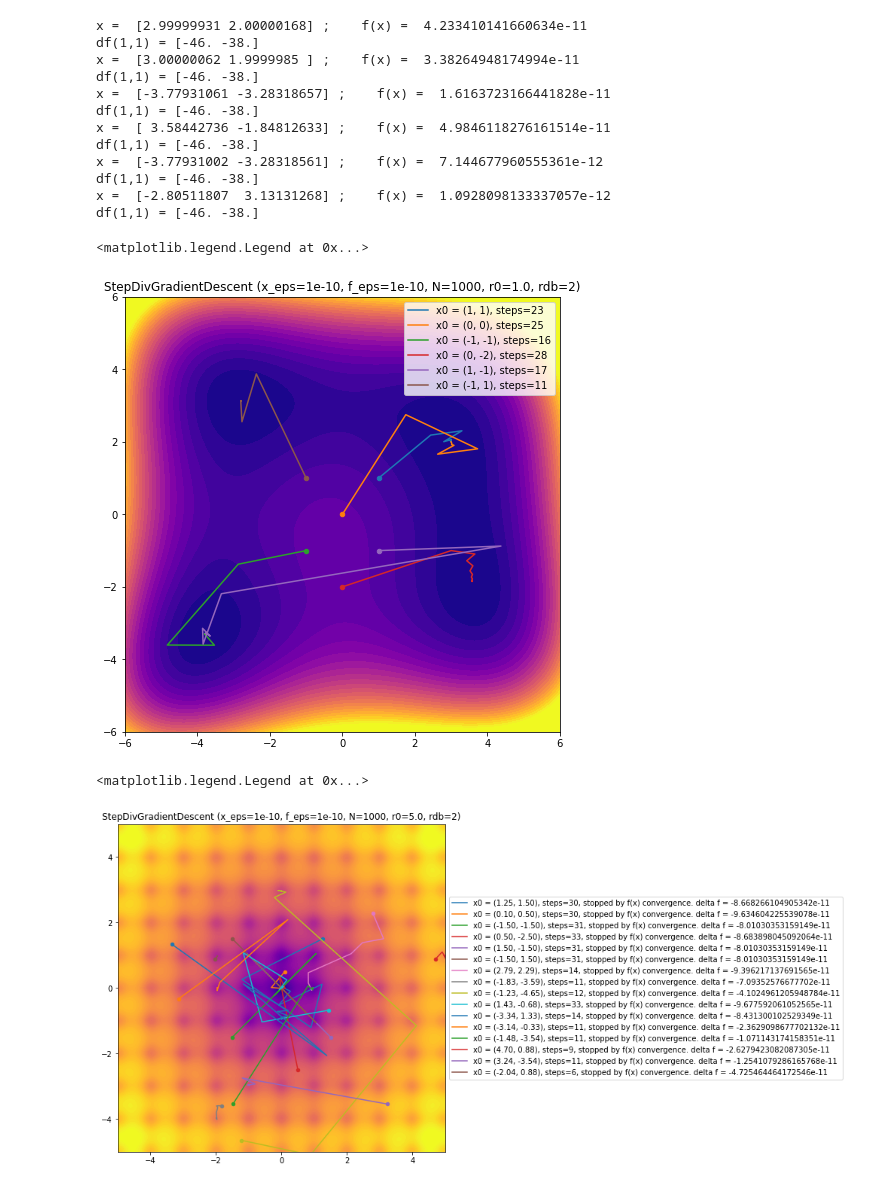
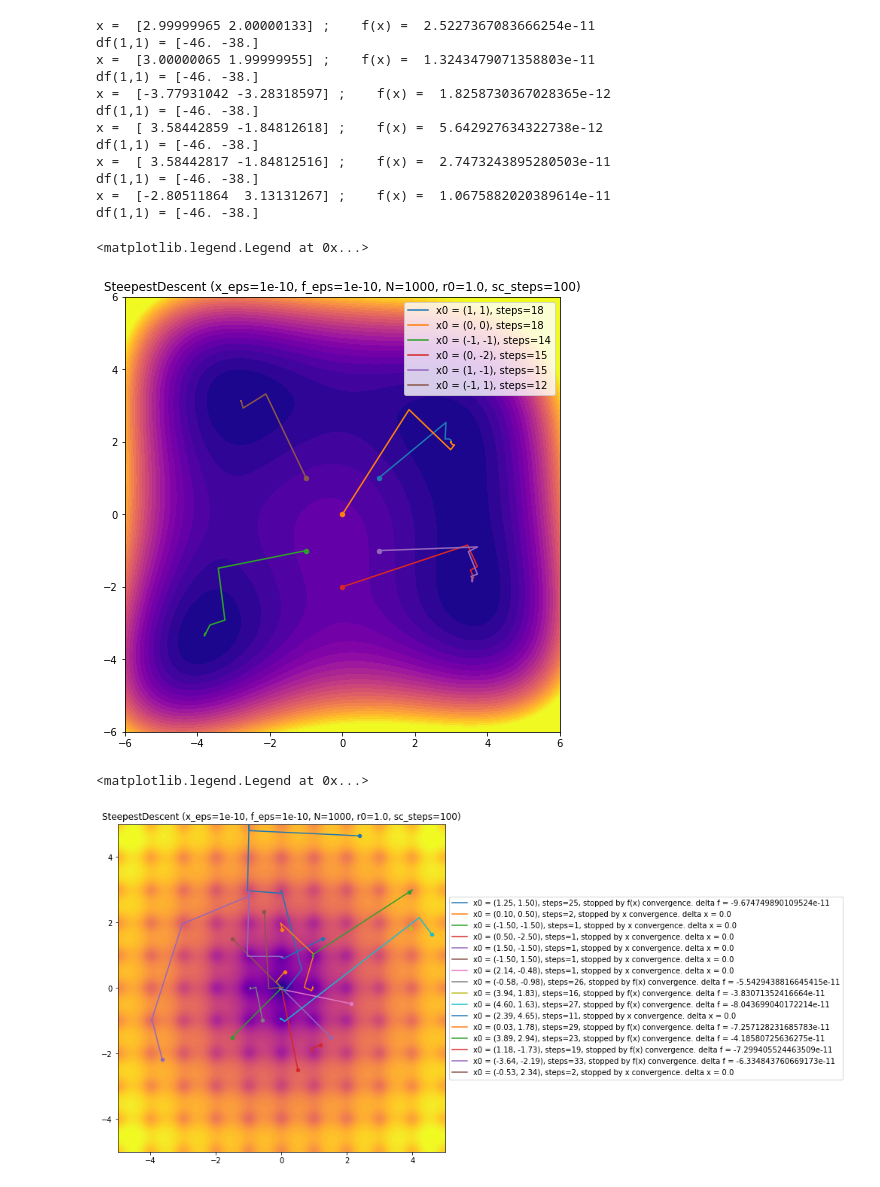
Before and after one commit to mkrooted256/term5-optimization, a Jupyter notebook: lab1/steepest_descent.ipynb, the cells around one changed output. Cells and saved outputs as stored; diff of their text form; code cells hidden in the pictures.

Commit message:
Fix steepest descent. Fix neldermead_debug

```diff
--- a/lab1/steepest_descent.ipynb
+++ b/lab1/steepest_descent.ipynb
@@ -7,7 +7,7 @@ from gradient.step_div_gradient import StepDivGradientDescent
 from test_functions import f1, himmelblau, ackley
 # %%
 # Визначаємо метод оптимізації
-method = StepDivGradientDescent(timeout=1000, rate=1)
+method = SteepestGradientDescent(timeout=1000, rate=1)
 # Оптимізуємо. Зберігаємо результат. (див. файл dumb_gradient.py щоб подивитися, що містить result)
 result = method.optimize(f1, f1.df, x_start=(-5,5))
 
@@ -70,7 +70,7 @@ ax.set_title(str(method)) # додати заголовок
 # Побудова графіків
 plt.contourf(ls, ls, f([xx,yy]), levels=200, vmin=0, vmax=1000, cmap='plasma') # Кольоровий графік f1(x,y) на області визначення ls x ls
 
-method = StepDivGradientDescent(timeout=1000, rate=1)
+method = SteepestGradientDescent(timeout=1000, rate=1)
 
 for x0 in [(1,1), (0,0), (-1,-1), (0,-2), (1,-1), (-1,1)]:
     result = method.optimize(f, df, x_start=x0)
@@ -93,20 +93,20 @@ for x0 in [(1,1), (0,0), (-1,-1), (0,-2), (1,-1), (-1,1)]:
 
 plt.legend()
 # %% [output]
-x =  [2.99999931 2.00000168] ;    f(x) =  4.233410141660634e-11
+x =  [2.99999965 2.00000133] ;    f(x) =  2.5227367083666254e-11
 df(1,1) = [-46. -38.]
-x =  [3.00000062 1.9999985 ] ;    f(x) =  3.38264948174994e-11
+x =  [3.00000065 1.99999955] ;    f(x) =  1.3243479071358803e-11
 df(1,1) = [-46. -38.]
-x =  [-3.77931061 -3.28318657] ;    f(x) =  1.6163723166441828e-11
+x =  [-3.77931042 -3.28318597] ;    f(x) =  1.8258730367028365e-12
 df(1,1) = [-46. -38.]
-x =  [ 3.58442736 -1.84812633] ;    f(x) =  4.9846118276161514e-11
+x =  [ 3.58442859 -1.84812618] ;    f(x) =  5.642927634322738e-12
 df(1,1) = [-46. -38.]
-x =  [-3.77931002 -3.28318561] ;    f(x) =  7.144677960555361e-12
+x =  [ 3.58442817 -1.84812516] ;    f(x) =  2.7473243895280503e-11
 df(1,1) = [-46. -38.]
-x =  [-2.80511807  3.13131268] ;    f(x) =  1.0928098133337057e-12
+x =  [-2.80511864  3.13131267] ;    f(x) =  1.0675882020389614e-11
 df(1,1) = [-46. -38.]
 <matplotlib.legend.Legend at 0x...>
-[figure, old version]
+[figure, new version]
 # %%
 f = ackley.f
 df = ackley.auto_d
@@ -127,32 +127,32 @@ ax.set_title(str(method)) # додати заголовок
 
 # Побудова графіків
 plt.contourf(ls, ls, f([xx,yy]), levels=100, vmin=0, vmax=14, cmap='plasma') # Кольоровий графік f1(x,y) на області визначення ls x ls
 
-method = StepDivGradientDescent(timeout=1000, rate=3)
+method = SteepestGradientDescent(timeout=1000, rate=3)
 
 x0s = [(1.25,1.5), (0.1,0.5), (-1.5,-1.5), (0.5,-2.5), (1.5,-1.5), (-1.5,1.5)]
 x0s+=zip(np.random.choice(ls, 10), np.random.choice(ls, 10))
 
 for x0 in x0s:
     result = method.optimize(f, df, x_start=x0)
 
     x_history, y_history = result['x_history'].T
 
 
     plt.scatter(x_history[0], y_history[0], s=20) # Позначити червоним кружечком початкову точку
     plt.plot(x_history, y_history, label=f'x0 = ({x0[0]:.2f}, {x0[1]:.2f}), steps={result["steps"]}, {result["message"]}') # Побудувати траекторію спуску
 
 
     # Текст з описом результатів спуску
     # plt.text(0, 7.5, f"x* = {result['x']}\nf (x*) = {result['f']};\nsteps={result['steps']}\n{result['message']}",
     #     size=15, ha='left', va='center', bbox=dict(boxstyle='square', fc='white'))
 
     # Додаткова детальна інформація текстом
     # print(result)
     # print("x = ", result['x'], ";    f(x) = ", result['f'])
     # print(f"df(1,1) = {df([1,1])}")
 
 ax.legend(loc='center left', bbox_to_anchor=(1,0.5))
 # %% [output]
 <matplotlib.legend.Legend at 0x...>
-[figure, old version]
+[figure, new version]
```
Also changed, not shown: parts of 2 cells of this notebook, 3 other files.
